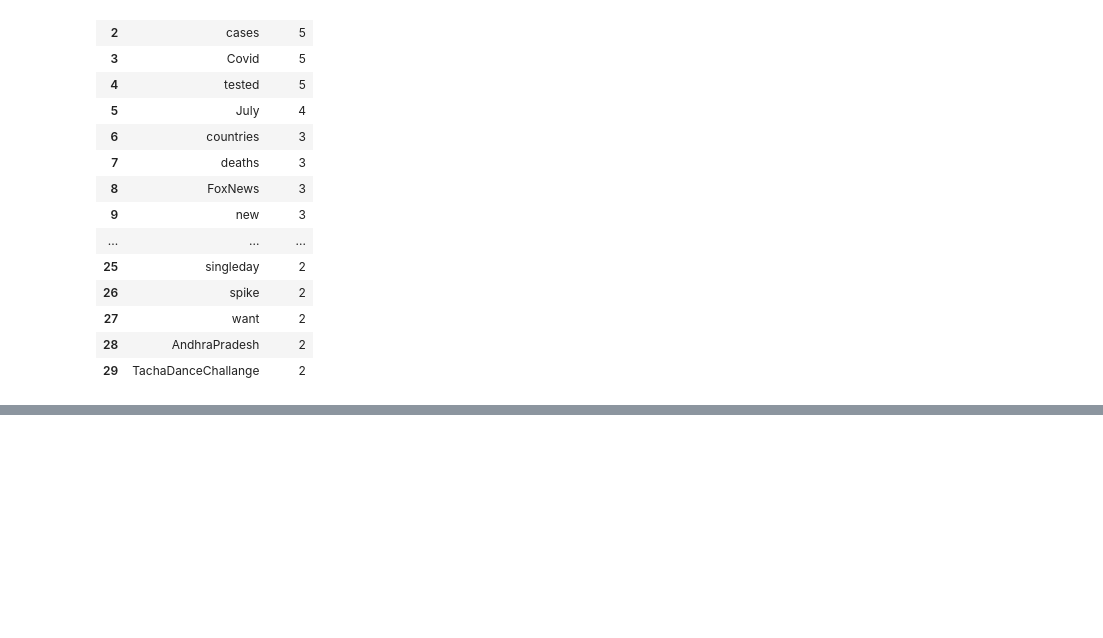
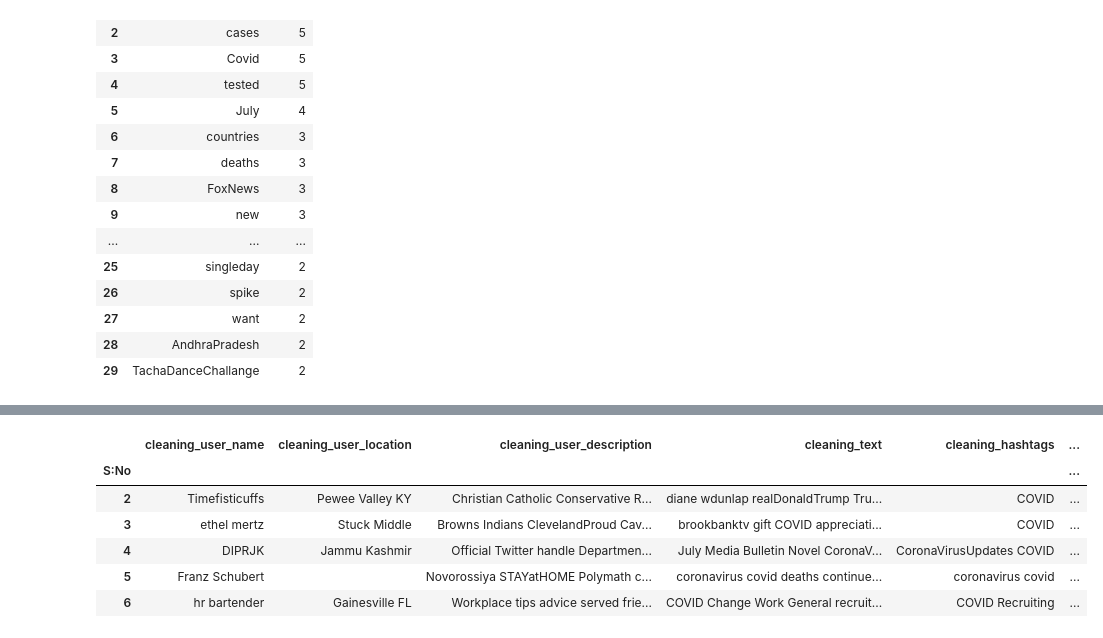
Before and after one commit to atif4/TEXT_DATA_PREPROCESSING, a Jupyter notebook: Text_Data_Preprocessing_class_subset_covid19_tweets.ipynb, the cells around one changed output, grey strips where cells are left out. Saved outputs shown, nothing was run; the diff lists cells and outputs as text; code cells hidden in the pictures; blank space fills up the shorter version.

```diff
--- a/Text_Data_Preprocessing_class_subset_covid19_tweets.ipynb
+++ b/Text_Data_Preprocessing_class_subset_covid19_tweets.ipynb
@@ -521,6 +532,14 @@ my_dataset.df
 # %%
 my_dataset.df[['cleaning_user_name', 'cleaning_user_location',
        'cleaning_user_description', 'cleaning_text', 'cleaning_hashtags',
        'cleaning_source', 'years', 'months', 'days', 'hours', 'minutes',
        'seconds', 'user_friends', 'user_favourites', 'user_verified', 'Polarity', 'Subjectivity',
-       'Sentiment']]
+       'Sentiment']].head()
+# %% [output]
+|  | cleaning_user_name | cleaning_user_location | cleaning_user_description | cleaning_text | cleaning_hashtags | ... |
+| S:No |  |  |  |  |  | ... |
+| 2 | Timefisticuffs | Pewee Valley KY | Christian Catholic Conservative R... | diane wdunlap realDonaldTrump Tru... | COVID | ... |
+| 3 | ethel mertz | Stuck Middle | Browns Indians ClevelandProud Cav... | brookbanktv gift COVID appreciati... | COVID | ... |
+| 4 | DIPRJK | Jammu Kashmir | Official Twitter handle Departmen... | July Media Bulletin Novel CoronaV... | CoronaVirusUpdates COVID | ... |
+| 5 | Franz Schubert |  | Novorossiya STAYatHOME Polymath c... | coronavirus covid deaths continue... | coronavirus covid | ... |
+| 6 | hr bartender | Gainesville FL | Workplace tips advice served frie... | COVID Change Work General recruit... | COVID Recruiting | ... |
```
Also changed, not shown: parts of 2 cells of this notebook.
